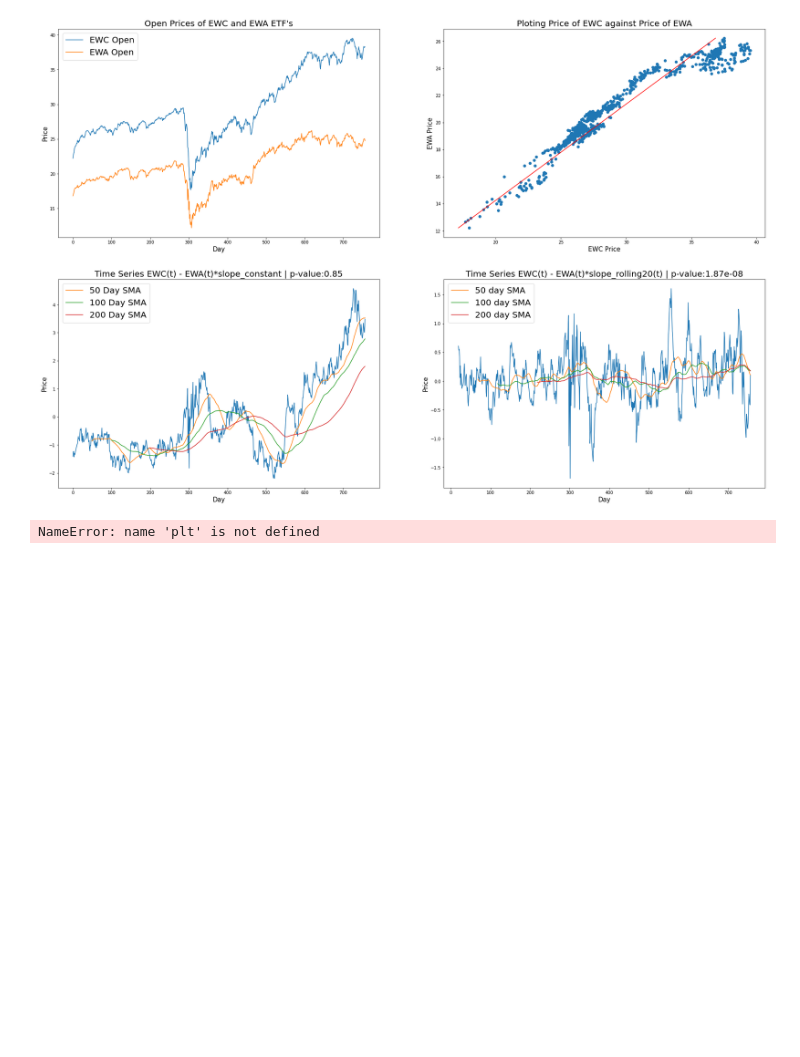
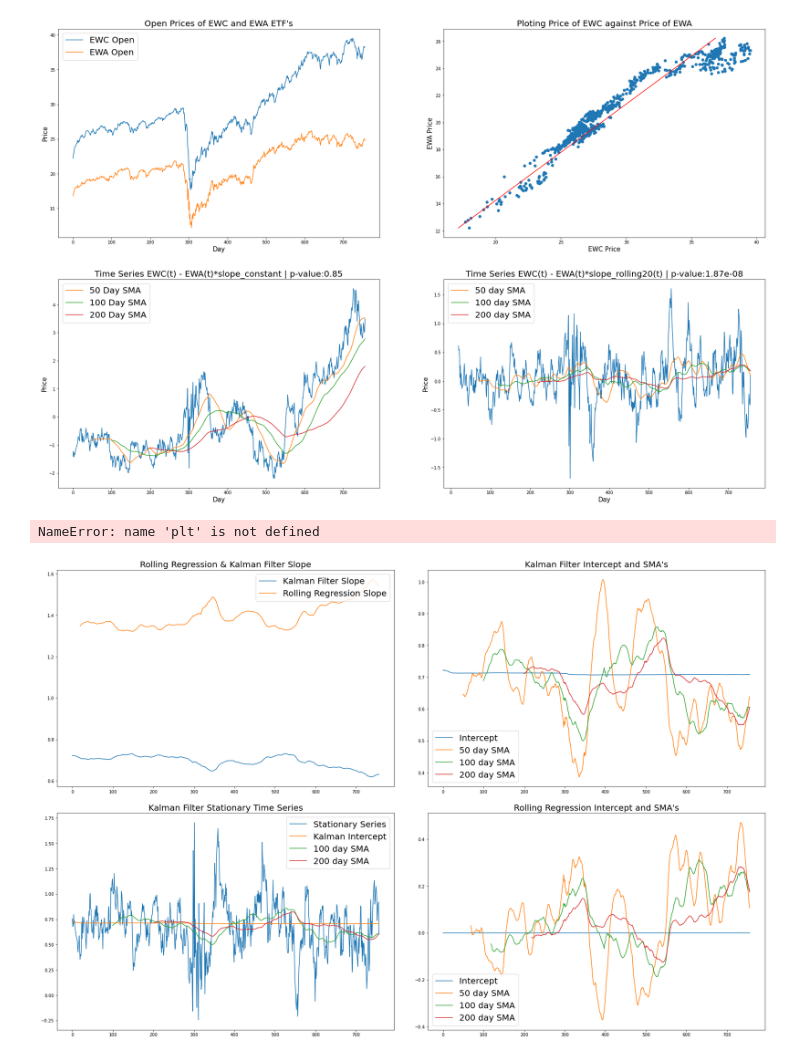
Before and after one commit to thekioskman/mean_reversion_strategies, a Jupyter notebook: images/image_generation.ipynb, the cells around one changed output. Saved outputs shown, nothing was run; the diff lists cells and outputs as text; code cells hidden in the pictures; blank space fills up the shorter version.

Commit message:
readme kalman added

```diff
--- a/images/image_generation.ipynb
+++ b/images/image_generation.ipynb
@@ -168,3 +169,86 @@ fig.savefig("Linear Regression DEMO", dpi=200,bbox_inches='tight')
 fig.show()
 # %% [output]
 NameError: name 'plt' is not defined
+# %%
+#Linear Regressions
+rolling_regerssion = RollingOLS(ewc["Open"], ewa["Open"], window=20)
+rolling_results = rolling_regerssion.fit()
+slope_function_20 = rolling_results.params
+slope_function_20 = slope_function_20.rename(columns={"Open" : "Slope"})
+slope_function_20["Zero"] = 0
+
+
+
+
+
+#Dynamic Linear Regression
+
+"""
+Utilise the Kalman Filter from the pyKalman package
+to calculate the slope and intercept of the regressed
+ETF prices.
+"""
+delta = 1e-5
+trans_cov = delta / (1 - delta) * np.eye(2)
+obs_mat = np.vstack([ewc["Open"], np.ones(ewc["Open"].shape)]).T[:, np.newaxis]
+
+kf = KalmanFilter(
+    n_dim_obs=1,
+    n_dim_state=2,
+    initial_state_mean=np.zeros(2),
+    initial_state_covariance=np.ones((2, 2)),
+    transition_matrices=np.eye(2),
+    observation_matrices=obs_mat,
+    observation_covariance=1.0,
+    transition_covariance=trans_cov
+)
+
+state_means, state_covs = kf.filter(ewa["Open"].values)
+
+kalman_slope = state_means[:,0]
+kalman_intercept = state_means[:,1]
+
+linear_reg_plot = pd.DataFrame()
+linear_reg_plot["Date"] = ewc["Date"]
+linear_reg_plot["Rolling Plot"] = ewc["Open"] - ewa["Open"]*slope_function_20["Slope"]
+linear_reg_plot["Kalman Plot"] = ewa["Open"] - kalman_slope * ewc["Open"]
+
+
+
+fig, axs = plt.subplots(2,2,figsize=(30,20))
+fig.subplots_adjust(wspace=0.1, hspace=0.12)
+
+axs[0,0].set_title("Rolling Regression & Kalman Filter Slope" , fontsize=20)
+axs[0,0].plot(kalman_slope, label="Kalman Filter Slope")
+axs[0,0].plot(slope_function_20["Slope"] , label="Rolling Regression Slope")
+axs[0,0].legend(loc = "upper right" , prop={"size":20})
+
+
+axs[1,0].set_title("Kalman Filter Stationary Time Series" , fontsize=20)
+axs[1,0].plot(linear_reg_plot["Kalman Plot"], label="Stationary Series")
+axs[1,0].plot(kalman_intercept, label="Kalman Intercept")
+axs[1,0].plot(linear_reg_plot["Kalman Plot"].rolling(window=100).mean(), label="100 day SMA")
+axs[1,0].plot(linear_reg_plot["Kalman Plot"].rolling(window=200).mean(), label="200 day SMA")
+axs[1,0].legend(loc = "upper right" , prop={"size":20})
+
+
+axs[0,1].plot(kalman_intercept, label = "Intercept")
+axs[0,1].set_title("Kalman Filter Intercept and SMA's", fontsize=20)
+axs[0,1].plot(linear_reg_plot["Kalman Plot"].rolling(window=50).mean() , label="50 day SMA")
+axs[0,1].plot(linear_reg_plot["Kalman Plot"].rolling(window=100).mean(), label="100 day SMA")
+axs[0,1].plot(linear_reg_plot["Kalman Plot"].rolling(window=200).mean(), label="200 day SMA")
+axs[0,1].legend(loc="lower left", prop={'size': 20})
+
+axs[1,1].set_title("Rolling Regression Intercept and SMA's", fontsize=20)
+
+axs[1,1].plot(slope_function_20["Zero"], label="Intercept")
+axs[1,1].plot(linear_reg_plot["Rolling Plot"].rolling(window=50).mean() , label="50 day SMA")
+axs[1,1].plot(linear_reg_plot["Rolling Plot"].rolling(window=100).mean(), label="100 day SMA")
+axs[1,1].plot(linear_reg_plot["Rolling Plot"].rolling(window=200).mean(), label="200 day SMA")
+axs[1,1].legend(loc="lower left", prop={'size': 20})
+
+
+fig.savefig("Linear Regression vs Kalman Filter", dpi=200, bbox_inches='tight')
+fig.show()
+# %% [output]
+[figure, added]
```
Also changed, not shown: parts of 1 cell of this notebook, 3 other files.
